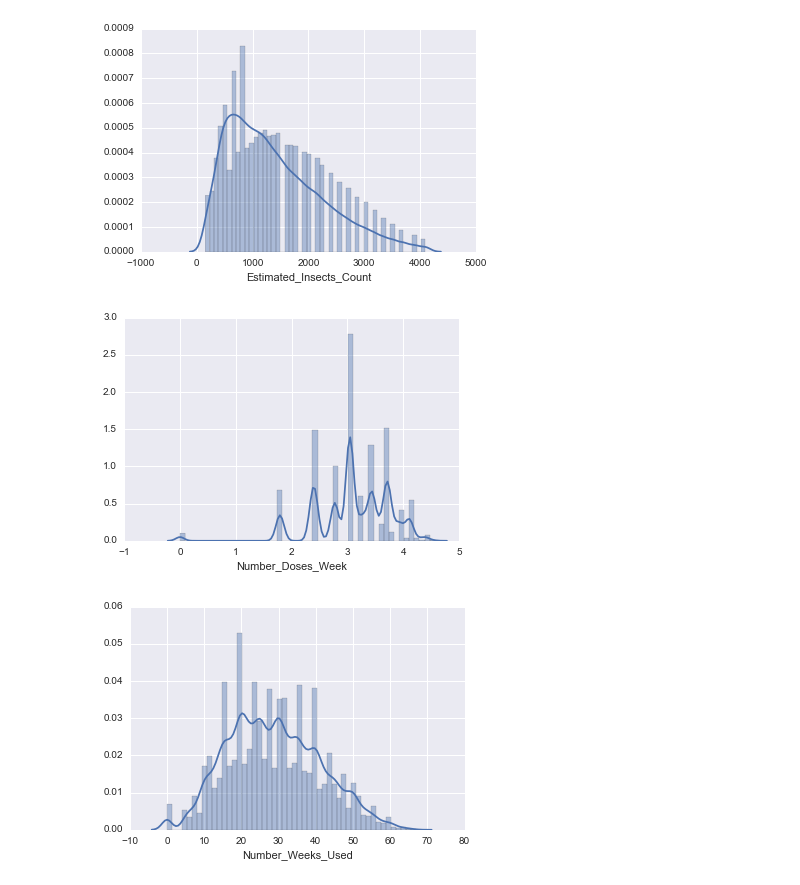
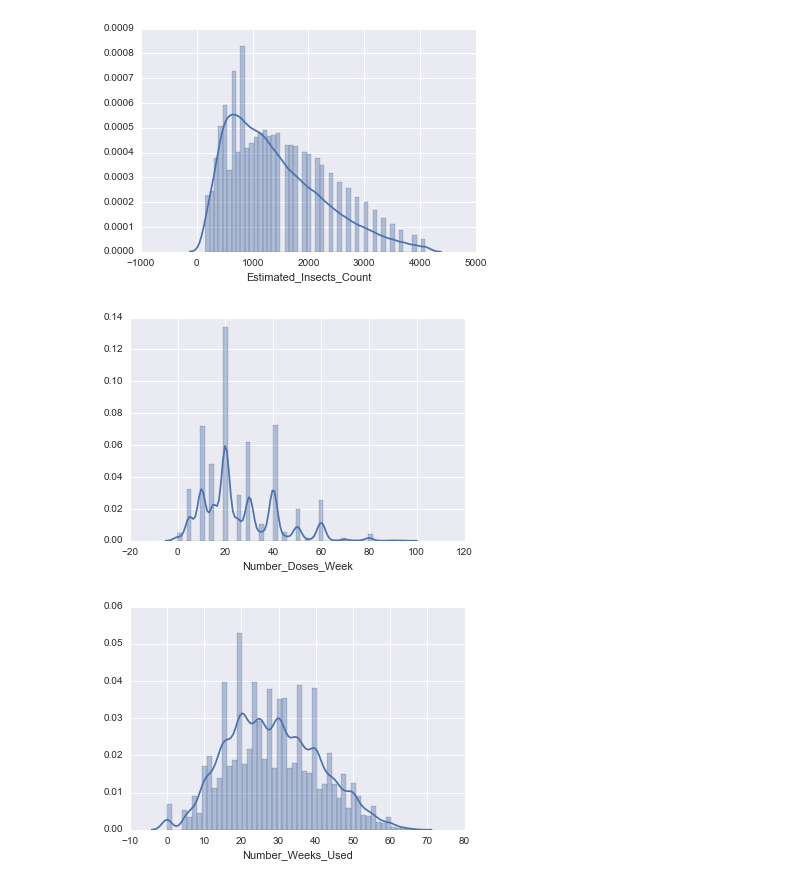
Before and after one commit to numb3r33/av-practice, a Jupyter notebook: last_man_standing/analysis.ipynb, the cells around one changed output. Cells and saved outputs as stored; diff of their text form; code cells hidden in the pictures.

```diff
--- a/last_man_standing/analysis.ipynb
+++ b/last_man_standing/analysis.ipynb
@@ -116,9 +173,9 @@ sns.distplot(train.Estimated_Insects_Count);
 [figure]
 # %%
 # Number of doses per week
-sns.distplot(np.log1p(train.Number_Doses_Week));
+sns.distplot((train.Number_Doses_Week));
 # %% [output]
-[figure, old version]
+[figure, new version]
 # %%
 # Number of weeks used
 sns.distplot(train[train.Number_Weeks_Used.notnull()].Number_Weeks_Used);
```
Also changed, not shown: parts of 44 cells of this notebook, 2 other files.
